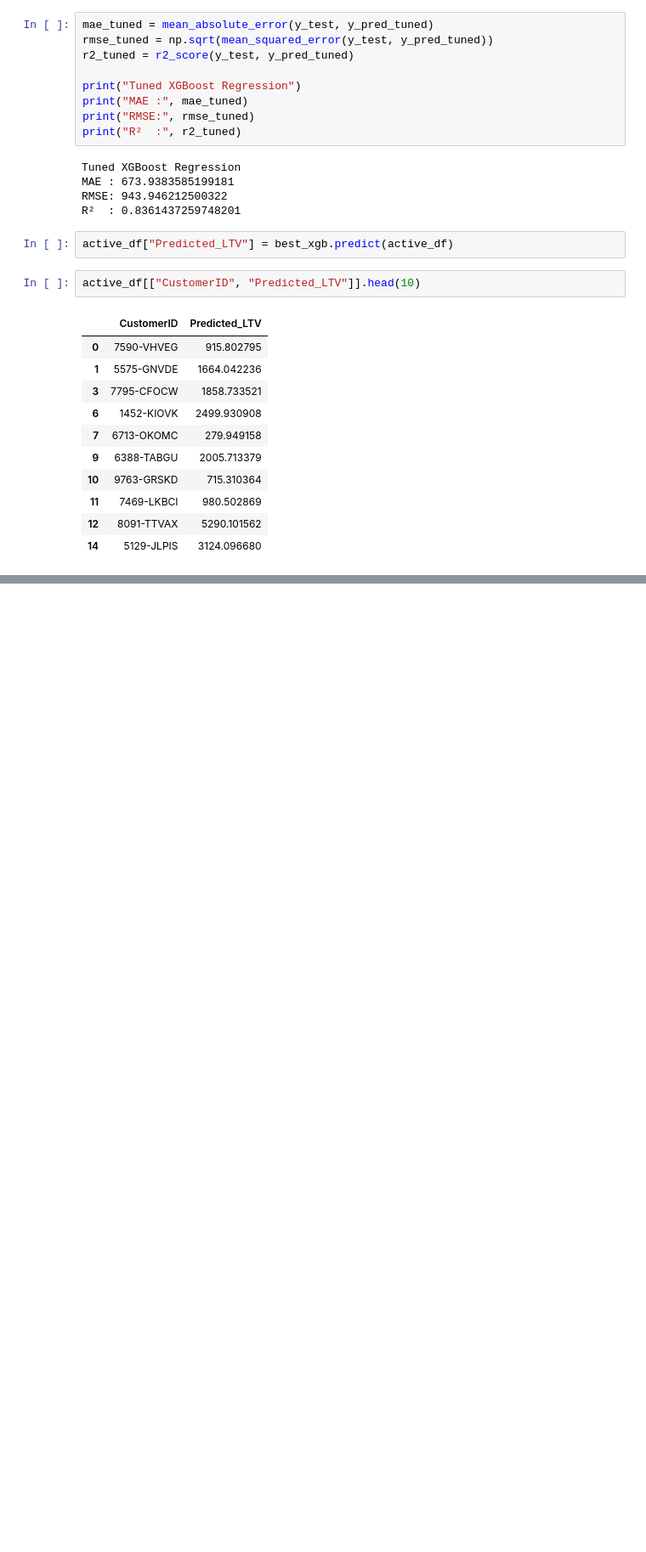
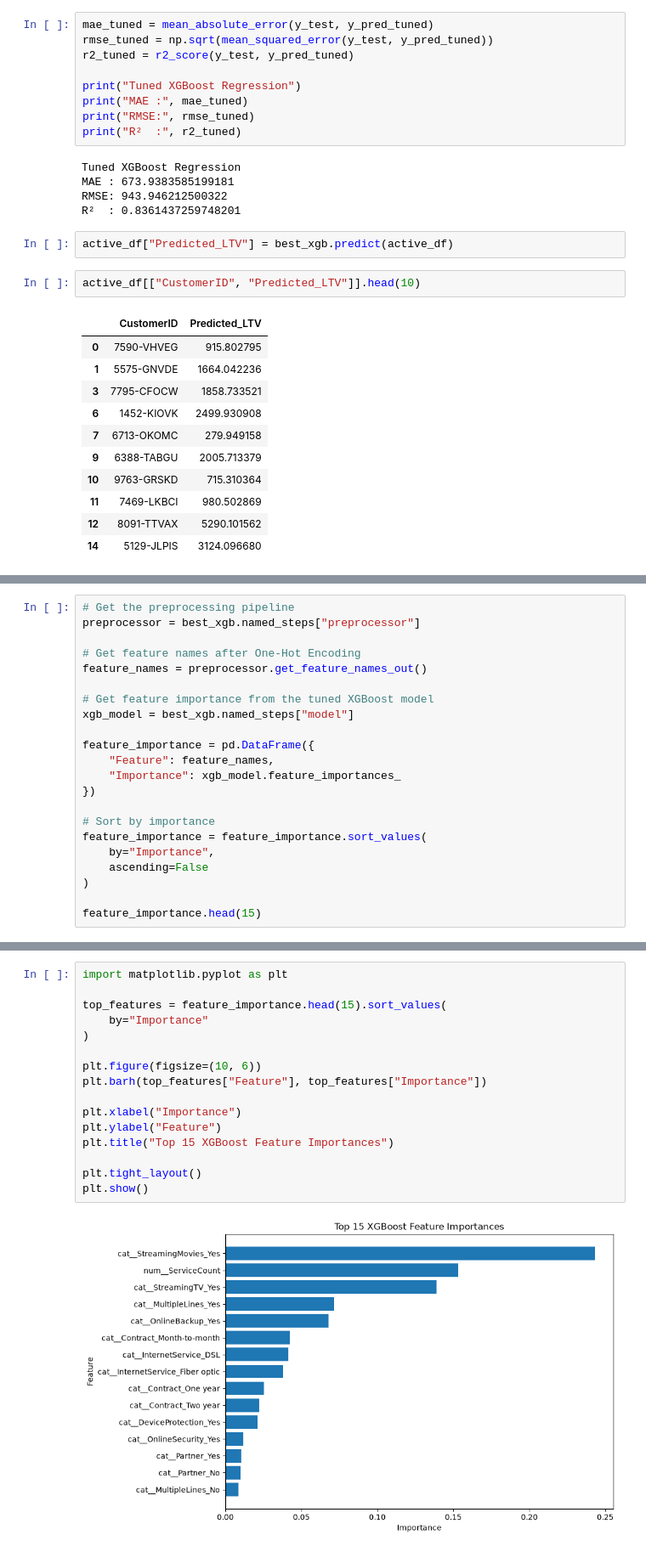
Before and after one commit to AbhijithAJ3/customer-churn-ltv, a Jupyter notebook: notebooks/05_ltv_regression.ipynb, the cells around one changed output, grey strips where cells are left out. Shown at 85% size. Saved outputs shown, nothing was run; the diff lists cells and outputs as text; blank space fills up the shorter version.

Commit message:
Complete initial LTV regression and save models

```diff
--- a/notebooks/05_ltv_regression.ipynb
+++ b/notebooks/05_ltv_regression.ipynb
@@ -534,0 +563,22 @@ comparison.head(20)
+# %%
+# Get the preprocessing pipeline
+preprocessor = best_xgb.named_steps["preprocessor"]
+
+# Get feature names after One-Hot Encoding
+feature_names = preprocessor.get_feature_names_out()
+
+# Get feature importance from the tuned XGBoost model
+xgb_model = best_xgb.named_steps["model"]
+
+feature_importance = pd.DataFrame({
+    "Feature": feature_names,
+    "Importance": xgb_model.feature_importances_
+})
+
+# Sort by importance
+feature_importance = feature_importance.sort_values(
+    by="Importance",
+    ascending=False
+)
+
+feature_importance.head(15)
@@ -534,0 +606,18 @@ comparison.head(20)
+# %%
+import matplotlib.pyplot as plt
+
+top_features = feature_importance.head(15).sort_values(
+    by="Importance"
+)
+
+plt.figure(figsize=(10, 6))
+plt.barh(top_features["Feature"], top_features["Importance"])
+
+plt.xlabel("Importance")
+plt.ylabel("Feature")
+plt.title("Top 15 XGBoost Feature Importances")
+
+plt.tight_layout()
+plt.show()
+# %% [output]
+[figure, added]
```
Also changed, not shown: parts of 31 cells of this notebook, 1 other file.
